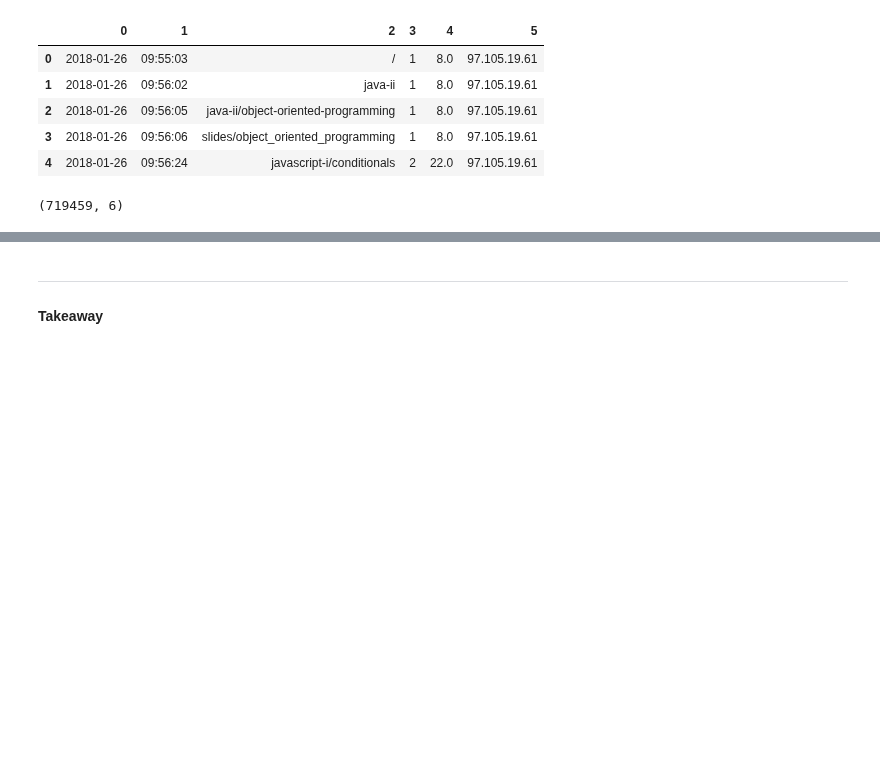
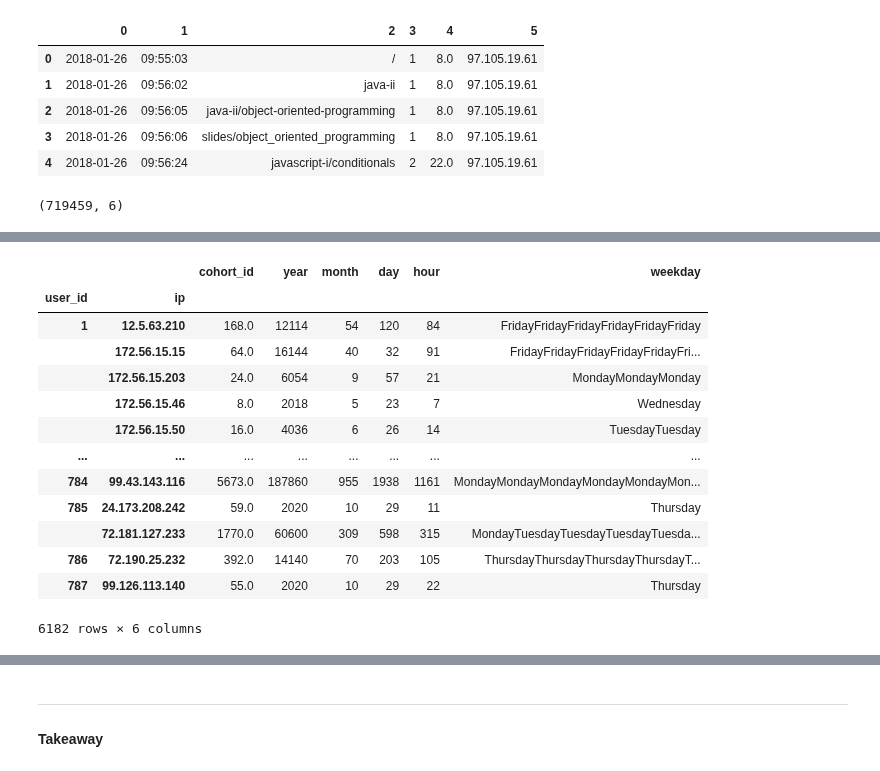
Before and after one commit to CSolitaire/anomaly-detection-exercises, a Jupyter notebook: time_series_anomaly_detection.ipynb, the cells around one changed output, grey strips where cells are left out. Cells and saved outputs as stored; diff of their text form; code cells hidden in the pictures; blank space fills up the shorter version.

```diff
--- a/time_series_anomaly_detection.ipynb
+++ b/time_series_anomaly_detection.ipynb
@@ -70,0 +97,17 @@ df.describe()
+# %%
+df.groupby(['user_id','ip']).sum()
+# %% [output]
+|  |  | cohort_id | year | month | day | hour | weekday |
+| user_id | ip |  |  |  |  |  |  |
+| 1 | 12.5.63.210 | 168.0 | 12114 | 54 | 120 | 84 | FridayFridayFridayFridayFridayFriday |
+|  | 172.56.15.15 | 64.0 | 16144 | 40 | 32 | 91 | FridayFridayFridayFridayFridayFri... |
+|  | 172.56.15.203 | 24.0 | 6054 | 9 | 57 | 21 | MondayMondayMonday |
+|  | 172.56.15.46 | 8.0 | 2018 | 5 | 23 | 7 | Wednesday |
+|  | 172.56.15.50 | 16.0 | 4036 | 6 | 26 | 14 | TuesdayTuesday |
+| ... | ... | ... | ... | ... | ... | ... | ... |
+| 784 | 99.43.143.116 | 5673.0 | 187860 | 955 | 1938 | 1161 | MondayMondayMondayMondayMondayMon... |
+| 785 | 24.173.208.242 | 59.0 | 2020 | 10 | 29 | 11 | Thursday |
+|  | 72.181.127.233 | 1770.0 | 60600 | 309 | 598 | 315 | MondayTuesdayTuesdayTuesdayTuesda... |
+| 786 | 72.190.25.232 | 392.0 | 14140 | 70 | 203 | 105 | ThursdayThursdayThursdayThursdayT... |
+| 787 | 99.126.113.140 | 55.0 | 2020 | 10 | 29 | 22 | Thursday |
+6182 rows × 6 columns
```
Also changed, not shown: parts of 33 cells of this notebook.
